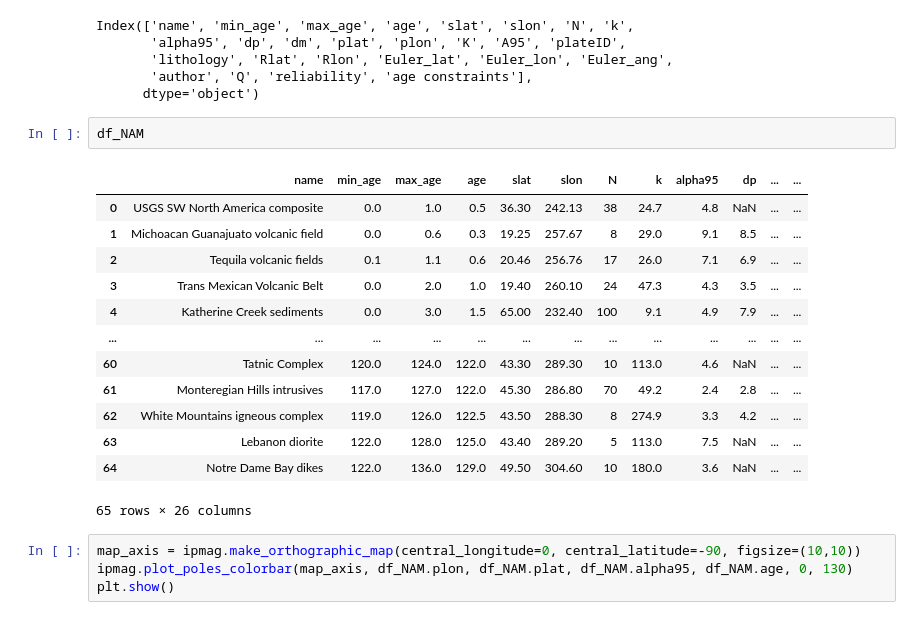
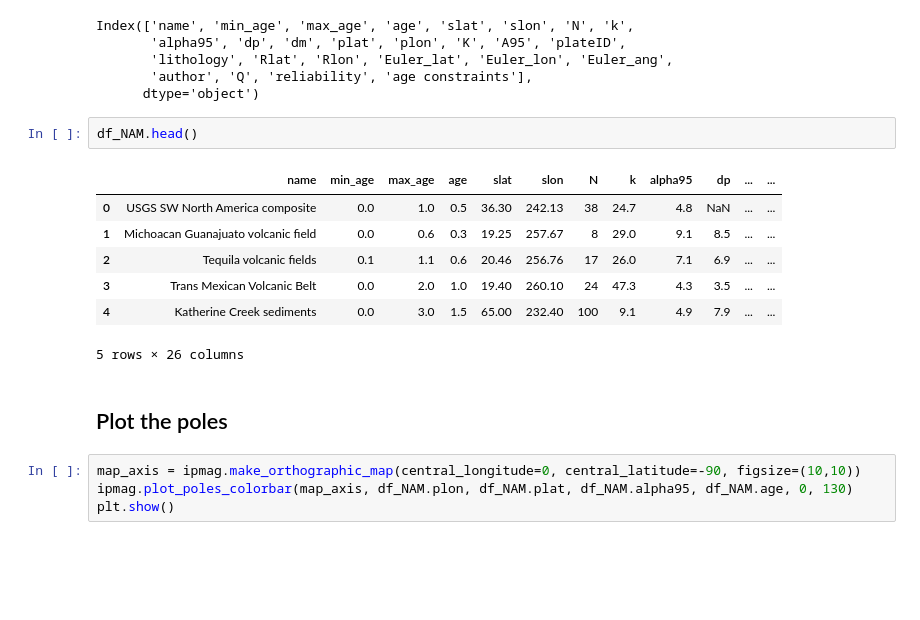
Before and after one commit to bramvaes/Young_CEED_2.0, a Jupyter notebook: NA_running_mean.ipynb, the cells around one changed output. Drawn from its saved outputs; the diff is of its cells as text; blank space fills up the shorter version.

```diff
--- a/NA_running_mean.ipynb
+++ b/NA_running_mean.ipynb
@@ -23,21 +31,17 @@ Index(['name', 'min_age', 'max_age', 'age', 'slat', 'slon', 'N', 'k',
        'author', 'Q', 'reliability', 'age constraints'],
       dtype='object')
 # %%
-df_NAM
+df_NAM.head()
 # %% [output]
 |  | name | min_age | max_age | age | slat | slon | N | k | alpha95 | dp | ... | ... |
 | 0 | USGS SW North America composite | 0.0 | 1.0 | 0.5 | 36.30 | 242.13 | 38 | 24.7 | 4.8 | NaN | ... | ... |
 | 1 | Michoacan Guanajuato volcanic ﬁeld | 0.0 | 0.6 | 0.3 | 19.25 | 257.67 | 8 | 29.0 | 9.1 | 8.5 | ... | ... |
 | 2 | Tequila volcanic ﬁelds | 0.1 | 1.1 | 0.6 | 20.46 | 256.76 | 17 | 26.0 | 7.1 | 6.9 | ... | ... |
 | 3 | Trans Mexican Volcanic Belt | 0.0 | 2.0 | 1.0 | 19.40 | 260.10 | 24 | 47.3 | 4.3 | 3.5 | ... | ... |
 | 4 | Katherine Creek sediments | 0.0 | 3.0 | 1.5 | 65.00 | 232.40 | 100 | 9.1 | 4.9 | 7.9 | ... | ... |
-| ... | ... | ... | ... | ... | ... | ... | ... | ... | ... | ... | ... | ... |
-| 60 | Tatnic Complex | 120.0 | 124.0 | 122.0 | 43.30 | 289.30 | 10 | 113.0 | 4.6 | NaN | ... | ... |
-| 61 | Monteregian Hills intrusives | 117.0 | 127.0 | 122.0 | 45.30 | 286.80 | 70 | 49.2 | 2.4 | 2.8 | ... | ... |
-| 62 | White Mountains igneous complex | 119.0 | 126.0 | 122.5 | 43.50 | 288.30 | 8 | 274.9 | 3.3 | 4.2 | ... | ... |
-| 63 | Lebanon diorite | 122.0 | 128.0 | 125.0 | 43.40 | 289.20 | 5 | 113.0 | 7.5 | NaN | ... | ... |
-| 64 | Notre Dame Bay dikes | 122.0 | 136.0 | 129.0 | 49.50 | 304.60 | 10 | 180.0 | 3.6 | NaN | ... | ... |
-65 rows × 26 columns
+5 rows × 26 columns
+# %% [markdown]
+## Plot the poles
 # %%
 map_axis = ipmag.make_orthographic_map(central_longitude=0, central_latitude=-90, figsize=(10,10))
 ipmag.plot_poles_colorbar(map_axis, df_NAM.plon, df_NAM.plat, df_NAM.alpha95, df_NAM.age, 0, 130)
```
Also changed, not shown: parts of 6 cells of this notebook.
